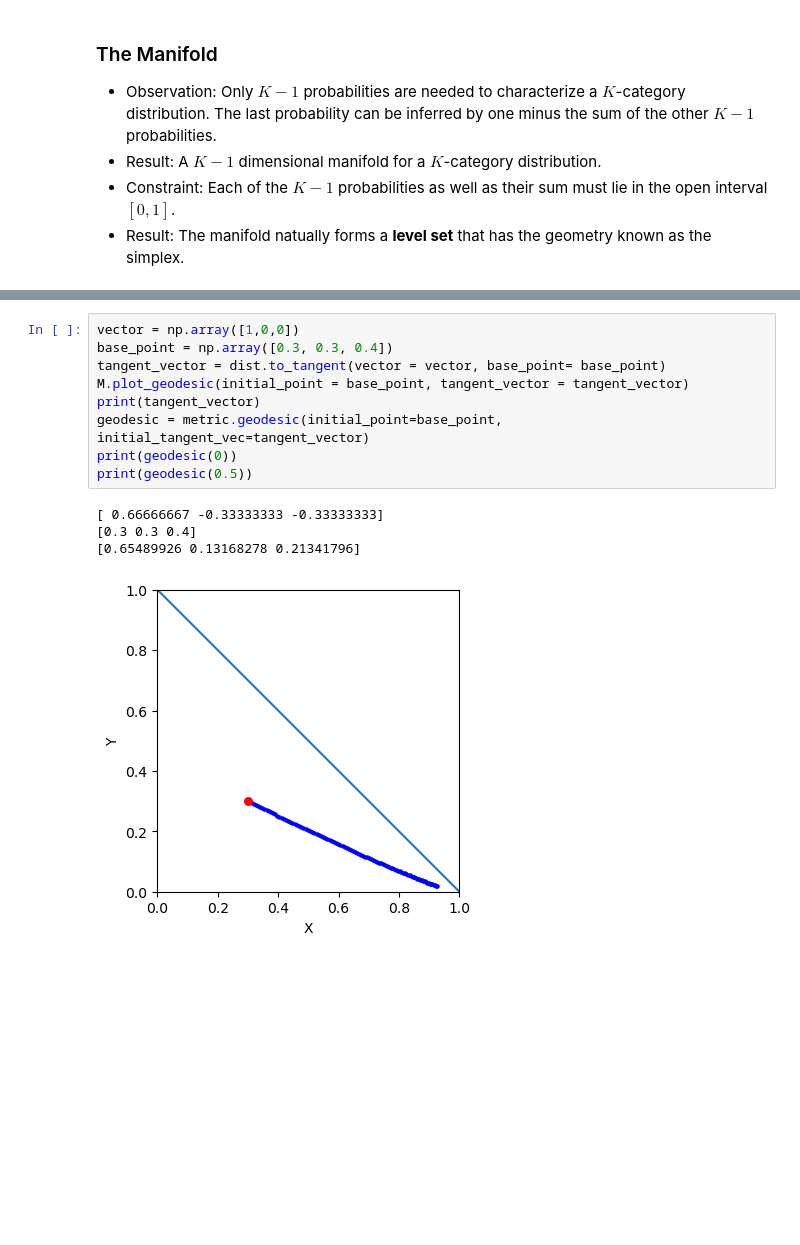
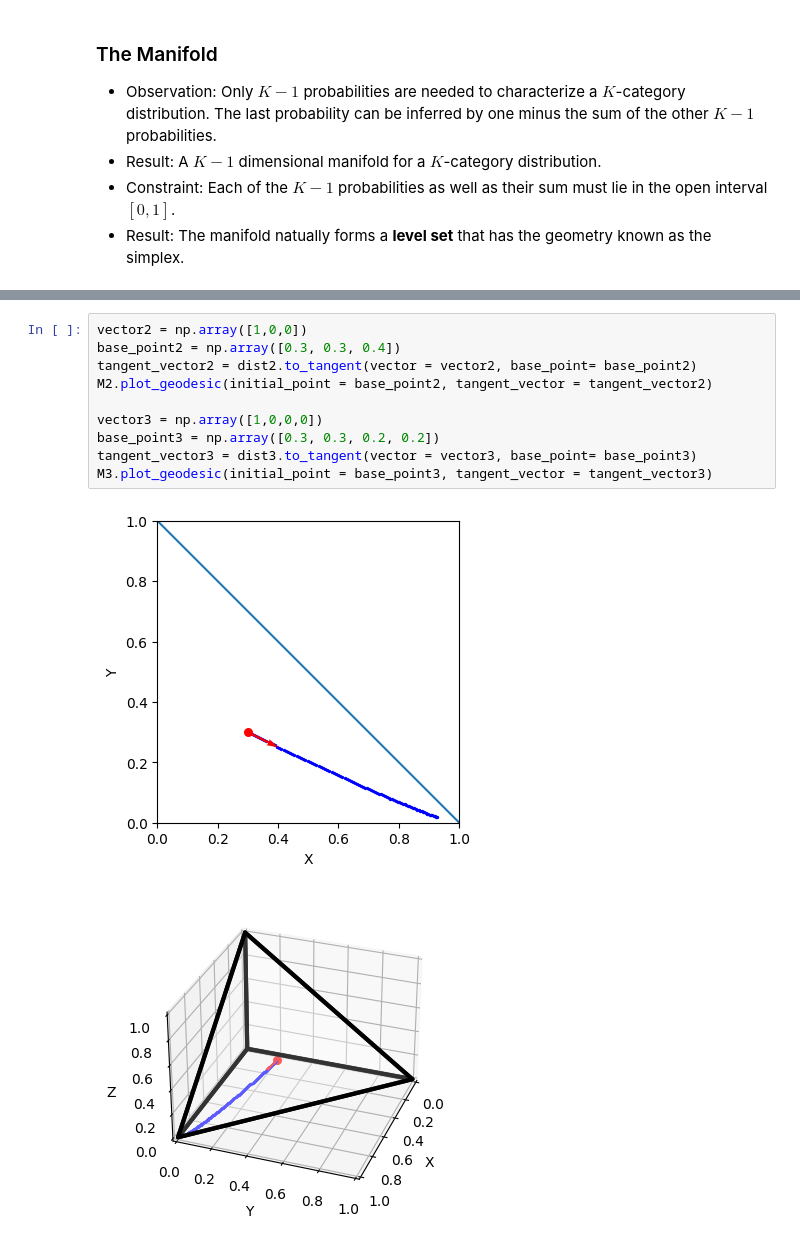
Before and after one commit to geometric-intelligence/ece594n, a Jupyter notebook: hw1-geomviz/CategoricalDistributionsManifold.ipynb, the cells around one changed output, grey strips where cells are left out. Drawn from its saved outputs; the diff is of its cells as text; blank space fills up the shorter version.

```diff
--- a/hw1-geomviz/CategoricalDistributionsManifold.ipynb
+++ b/hw1-geomviz/CategoricalDistributionsManifold.ipynb
@@ -56,14 +65,13 @@ M.plot_geodesic(initial_point = points[0], end_point = points[1])
-# %%
-vector = np.array([1,0,0])
-base_point = np.array([0.3, 0.3, 0.4])
-tangent_vector = dist.to_tangent(vector = vector, base_point= base_point)
-M.plot_geodesic(initial_point = base_point, tangent_vector = tangent_vector)
-print(tangent_vector)
-geodesic = metric.geodesic(initial_point=base_point, initial_tangent_vec=tangent_vector)
-print(geodesic(0))
-print(geodesic(0.5))
-# %% [output]
-[ 0.66666667 -0.33333333 -0.33333333]
-[0.3 0.3 0.4]
-[0.65489926 0.13168278 0.21341796]
-[figure, removed]
+# %%
+vector2 = np.array([1,0,0])
+base_point2 = np.array([0.3, 0.3, 0.4])
+tangent_vector2 = dist2.to_tangent(vector = vector2, base_point= base_point2)
+M2.plot_geodesic(initial_point = base_point2, tangent_vector = tangent_vector2)
+
+vector3 = np.array([1,0,0,0])
+base_point3 = np.array([0.3, 0.3, 0.2, 0.2])
+tangent_vector3 = dist3.to_tangent(vector = vector3, base_point= base_point3)
+M3.plot_geodesic(initial_point = base_point3, tangent_vector = tangent_vector3)
+# %% [output]
+[figure, added]
+[figure, added]
```
Also changed, not shown: parts of 6 cells of this notebook, 1 other file.
